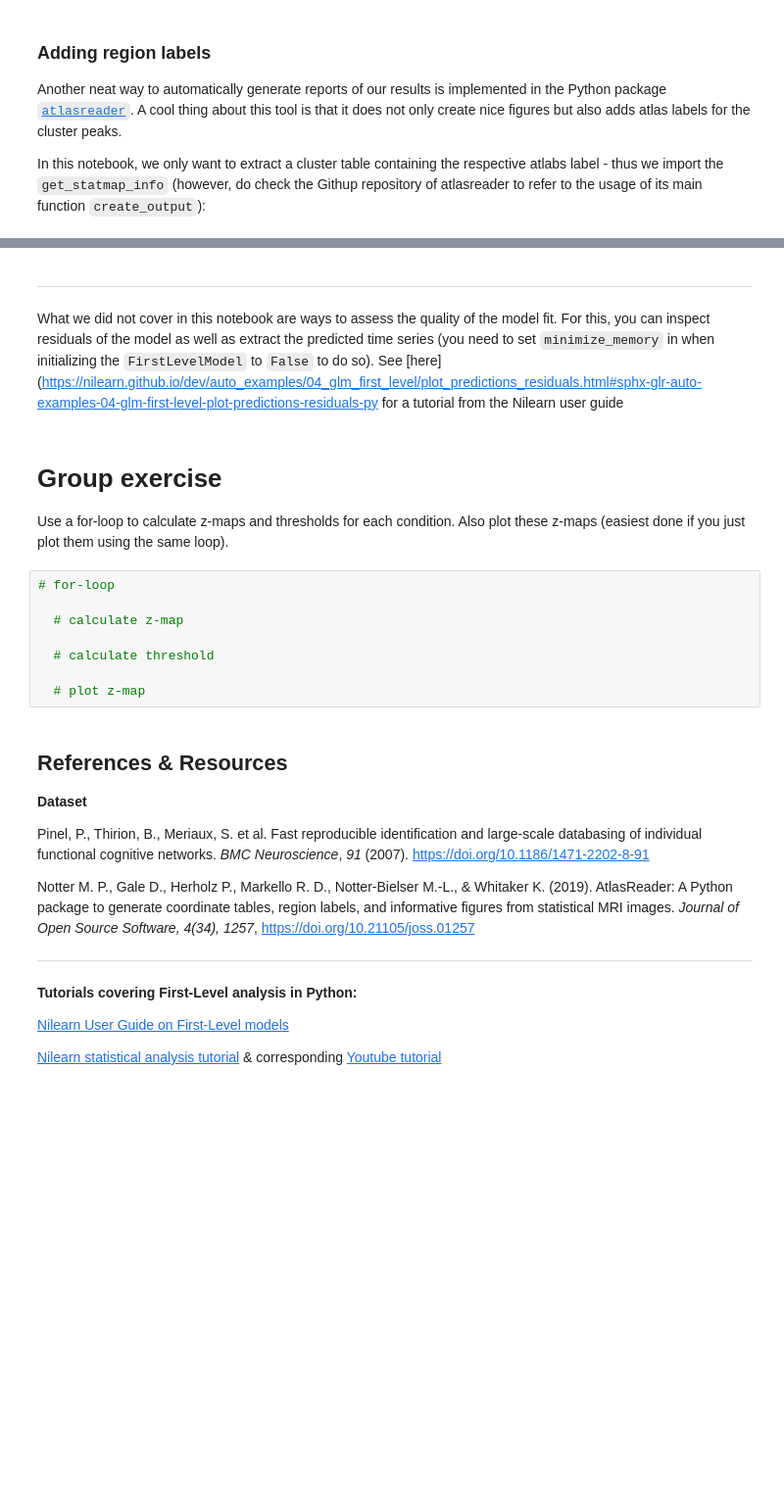
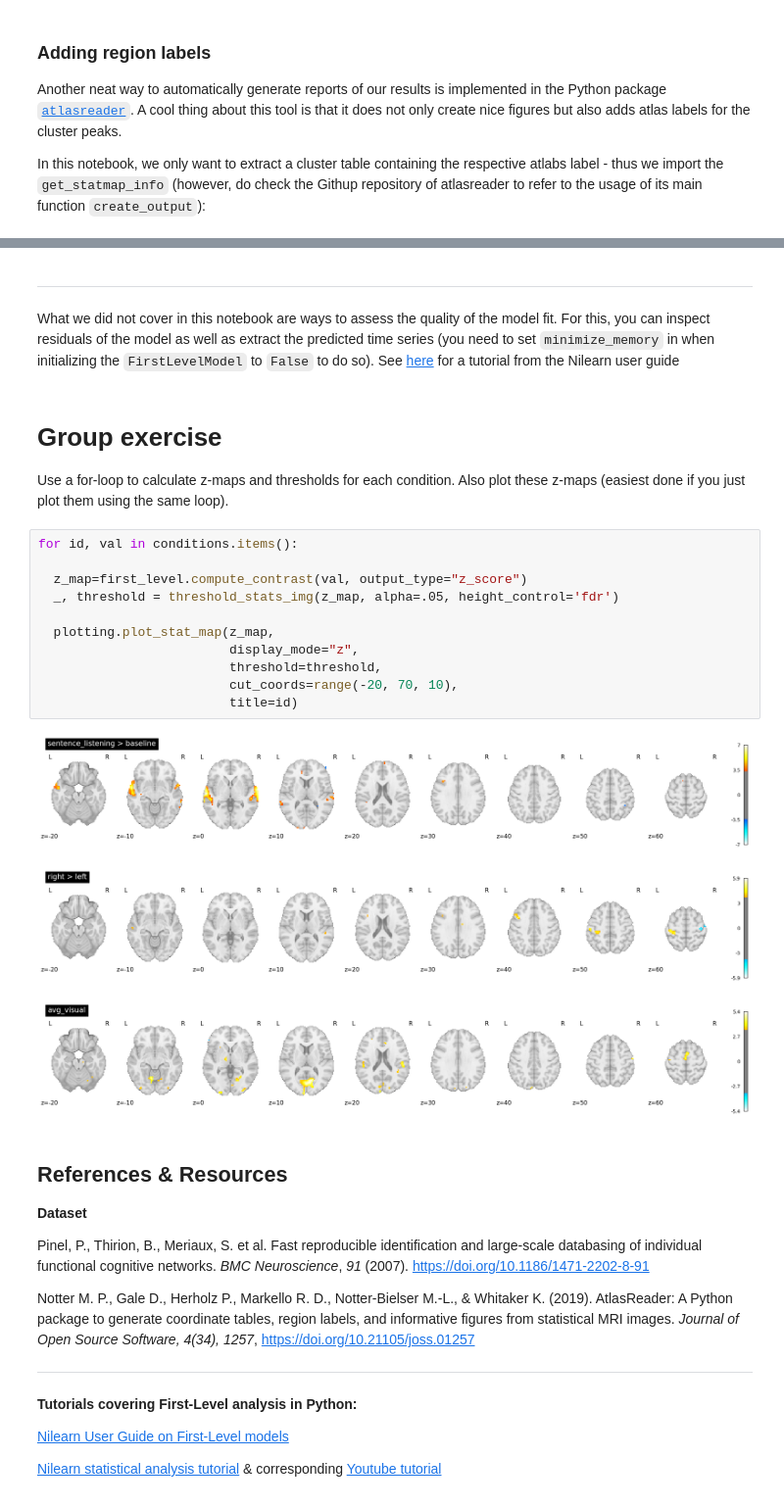
Before and after one commit to marlapinkert/TEWA2, a Jupyter notebook: 04_first-level-analysis.ipynb, the cells around one changed output, grey strips where cells are left out. Shown at 98% size. Drawn from its saved outputs; the diff is of its cells as text; blank space fills up the shorter version.

````diff
--- a/04_first-level-analysis.ipynb
+++ b/04_first-level-analysis.ipynb
@@ -361,19 +397,26 @@ cluster_info.head(10)
 # %% [markdown]
 ---
 
-What we did not cover in this notebook are ways to assess the quality of the model fit. For this, you can inspect residuals of the model as well as extract the predicted time series (you need to set ```minimize_memory``` in when initializing the ```FirstLevelModel``` to ```False``` to do so). See [here](https://nilearn.github.io/dev/auto_examples/04_glm_first_level/plot_predictions_residuals.html#sphx-glr-auto-examples-04-glm-first-level-plot-predictions-residuals-py for a tutorial from the Nilearn user guide
+What we did not cover in this notebook are ways to assess the quality of the model fit. For this, you can inspect residuals of the model as well as extract the predicted time series (you need to set ```minimize_memory``` in when initializing the ```FirstLevelModel``` to ```False``` to do so). See [here](https://nilearn.github.io/dev/auto_examples/04_glm_first_level/plot_predictions_residuals.html#sphx-glr-auto-examples-04-glm-first-level-plot-predictions-residuals-py) for a tutorial from the Nilearn user guide
 # %% [markdown]
 # Group exercise
 
 Use a for-loop to calculate z-maps and thresholds for each condition. Also plot these z-maps (easiest done if you just plot them using the same loop).
-# %%
-# for-loop
-
-  # calculate z-map
-
-  # calculate threshold
-
-  # plot z-map
+# %%
+for id, val in conditions.items():
+
+  z_map=first_level.compute_contrast(val, output_type="z_score")
+  _, threshold = threshold_stats_img(z_map, alpha=.05, height_control='fdr')
+
+  plotting.plot_stat_map(z_map,
+                         display_mode="z",
+                         threshold=threshold,
+                         cut_coords=range(-20, 70, 10),
+                         title=id)
+# %% [output]
+[figure, added]
+[figure, added]
+[figure, added]
 # %% [markdown]
 ## References & Resources
 
````
Also changed, not shown: parts of 11 cells of this notebook.
